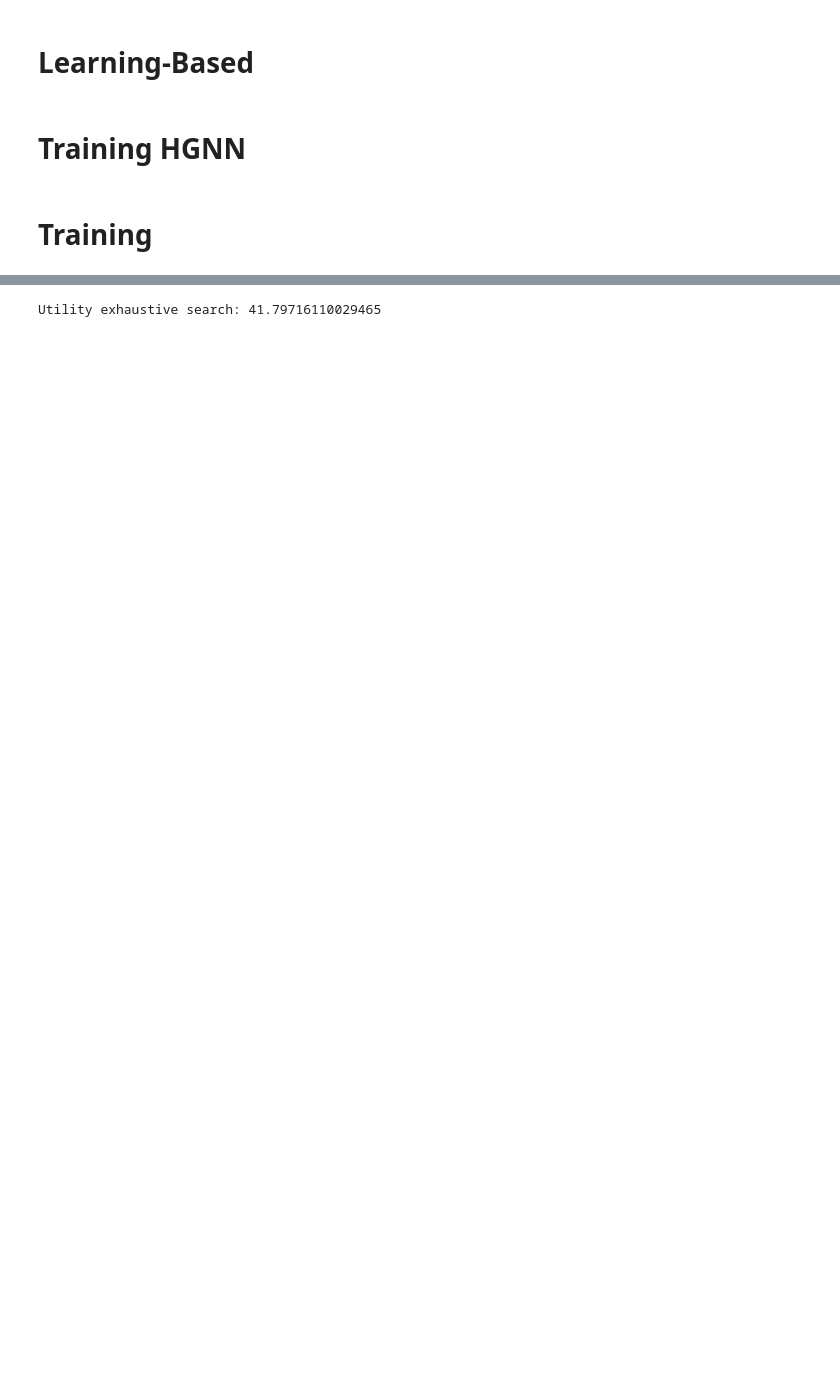
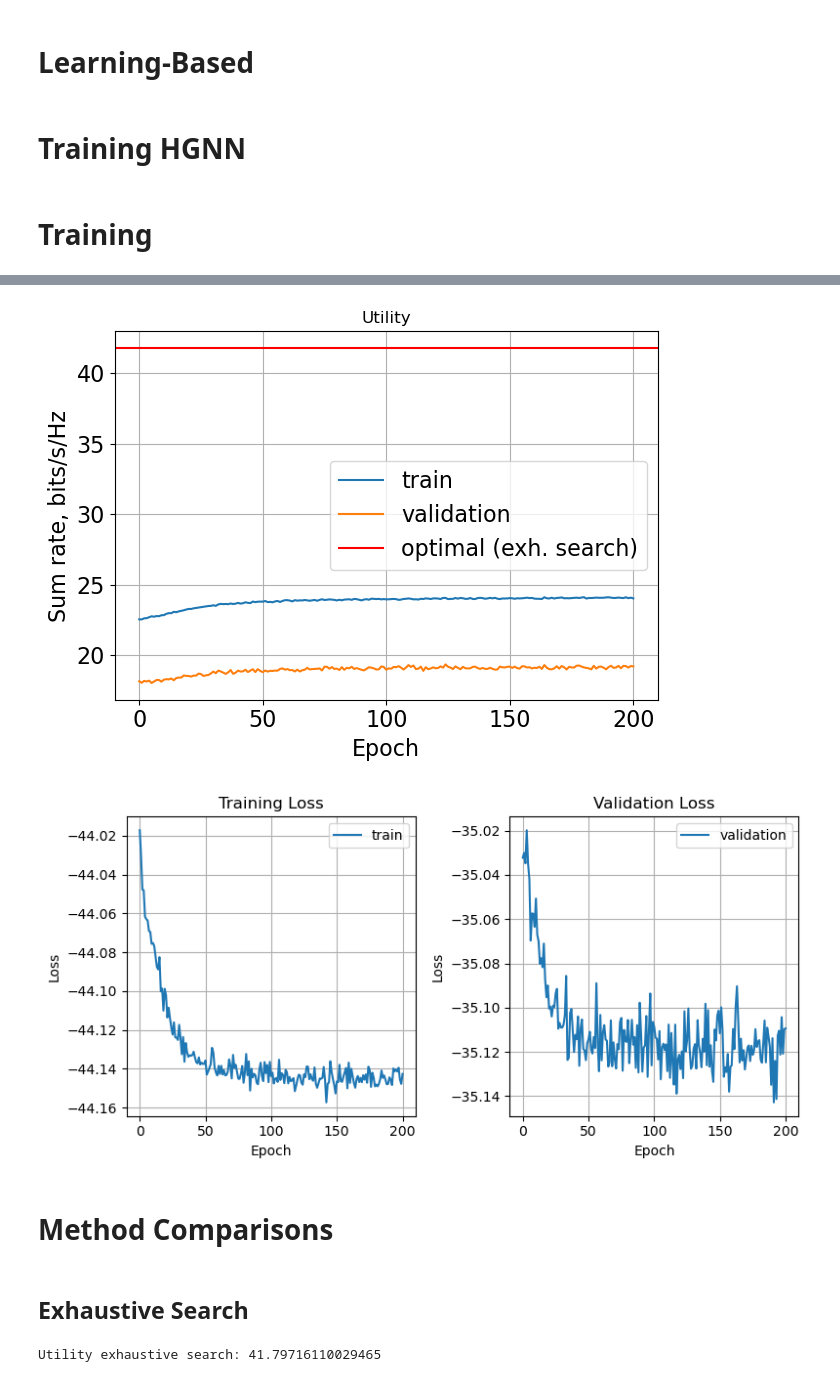
Before and after one commit to RostyslavUA/hyp-sched, a Jupyter notebook: playground.ipynb, the cells around one changed output, grey strips where cells are left out. Saved outputs shown, nothing was run; the diff lists cells and outputs as text; code cells hidden in the pictures; blank space fills up the shorter version.

```diff
--- a/playground.ipynb
+++ b/playground.ipynb
@@ -431,0 +360,16 @@ KeyboardInterrupt:
+# %%
+bn1 = nn.BatchNorm1d(15, momentum=0.05, dtype=torch.float64).to(device)  # dims match those of HGNN
+bn2 = nn.BatchNorm1d(15, momentum=0.05, dtype=torch.float64).to(device)
+bn_gumble = [bn1, bn2]
+
+theta_HGNN_gumble = get_learnable_parameters(V_H, device)
+gammas_list = [list(b.parameters()) for b in bn_gumble]
+gammas_learnable = [q for p in gammas_list for q in p]
+learnable_params = [nn.Parameter(theta) for theta in theta_HGNN_gumble] + gammas_learnable
+optimizer = torch.optim.Adam(learnable_params, lr=0.001)
+
+loss_fn = CustomLossBatch()
+
+
+epochs = 200
+train_utility, test_utility, loss_train, loss_test = train_handler(HGNN, theta_HGNN_gumble, bn_gumble, loss_fn, optimizer, train_loader, test_loader, epochs, "HGNN", tau, max_iter, True, gumbel_samples, N, device)
@@ -432,3 +414,47 @@ KeyboardInterrupt:
+# %%
+plt.figure()
+plt.plot(train_utility, label='train')
+plt.plot(test_utility, label='validation')
+# plot a horizontal line for the optimal throughput with hline
+plt.axhline(y=tput_optimal_mean, color='r', linestyle='-', label='optimal (exh. search)')
+
+plt.xlabel('Epoch', fontsize=16)
+plt.ylabel('Sum rate, bits/s/Hz', fontsize=16)
+plt.title("Utility")
+plt.tick_params(axis='x', labelsize=16)
+plt.tick_params(axis='y', labelsize=16)
+plt.grid()
+plt.legend(fontsize=16)
+plt.tight_layout()
+plt.show()
+
+fig, axs = plt.subplots(1, 2, figsize=(8, 4))
+
+# Plot loss_train
+axs[0].plot(loss_train, label='train')
+axs[0].set_title('Training Loss')
+axs[0].set_xlabel('Epoch')
+axs[0].set_ylabel('Loss')
+axs[0].legend()
+axs[0].grid()
+
+# Plot loss_test
+axs[1].plot(loss_test, label='validation')
+axs[1].set_title('Validation Loss')
+axs[1].set_xlabel('Epoch')
+axs[1].set_ylabel('Loss')
+axs[1].legend()
+axs[1].grid()
+
+plt.tight_layout()
+plt.show()
+# %% [output]
+[figure, added]
+[figure, added]
+# %% [markdown]
+# Method Comparisons
+# %% [markdown]
+## Exhaustive Search
 # %%
 exhaustive_utility = []
 for (X, Dv_inv, De_inv, H, W) in test_loader:
```
Also changed, not shown: parts of 58 cells of this notebook, 7 other files.
